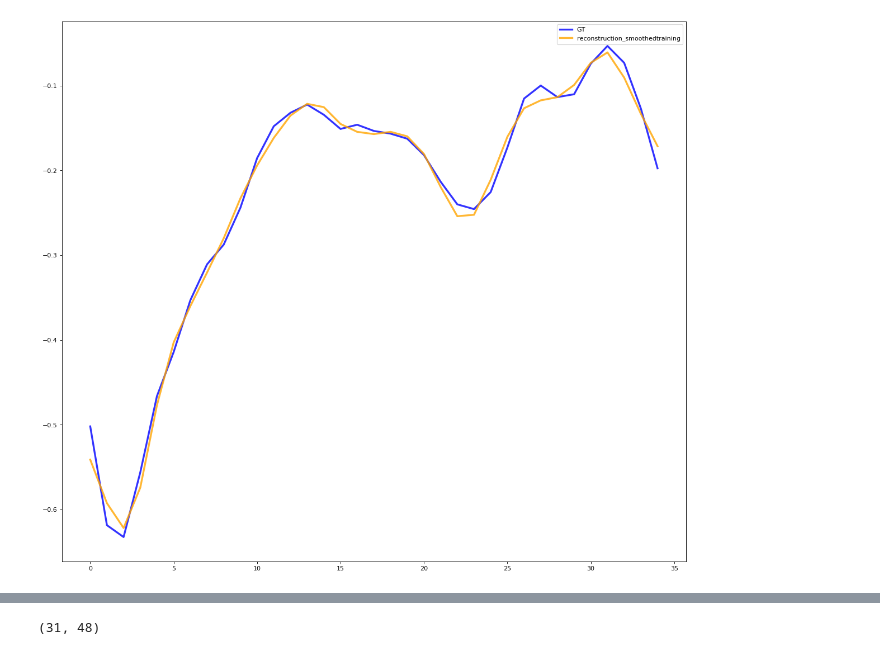
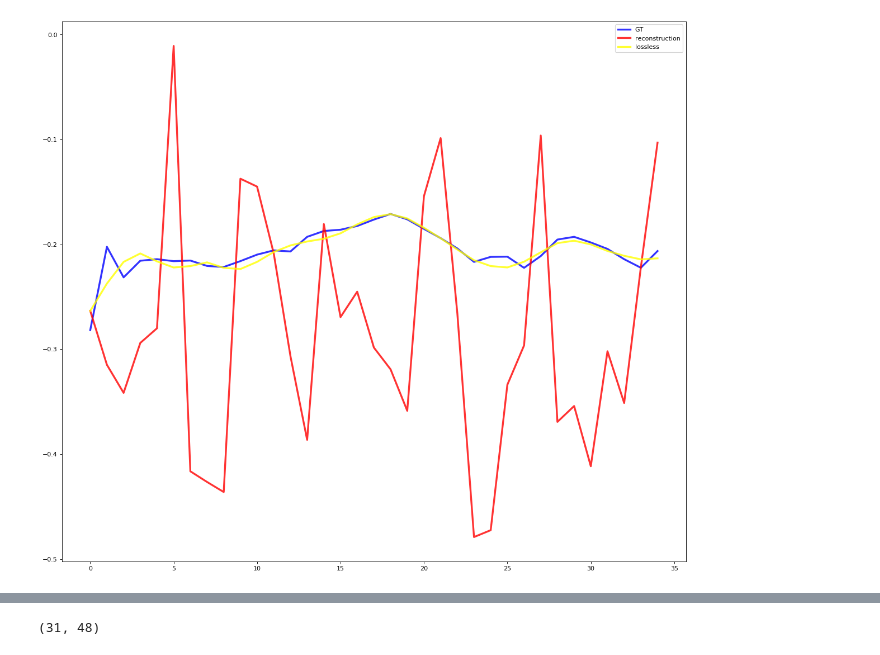
Before and after one commit to tileb1/LearnTrajDep, a Jupyter notebook: Untitled.ipynb, the cells around one changed output, grey strips where cells are left out. Saved outputs shown, nothing was run; the diff lists cells and outputs as text; code cells hidden in the pictures.

Commit message:
try with identity autoencoder

```diff
--- a/Untitled.ipynb
+++ b/Untitled.ipynb
@@ -6,7 +6,7 @@ input_n = 10
 output_n = 25
 # %%
 train_dataset = H36motion(path_to_data='./h3.6m/dataset', actions='all', input_n=input_n, output_n=output_n,
-                          split=0, sample_rate=2)
+                          split=0, sample_rate=2, subset=True)
 # %% [output]
 Reading subject 1, action walking, subaction 1
 Reading subject 1, action walking, subaction 2
@@ -40,13 +34,17 @@ import numpy as np
 # %%
 seq_len = 35
 hidden_size = 30
+
 autoencoder = TimeAutoencoder(seq_len, hidden_size)
 load_model(autoencoder, 'autoencoder_{}_{}.pt'.format(seq_len, hidden_size))
 
-autoencoder_smoothedtraining = TimeAutoencoder(seq_len, hidden_size)
-load_model(autoencoder_smoothedtraining, 'autoencoder_{}_{}_smoothed_training.pt'.format(seq_len, hidden_size))
+autoencoder_lossless = TimeAutoencoder(seq_len, seq_len)
+load_model(autoencoder_lossless, 'autoencoder_{}_{}_.pt'.format(seq_len, seq_len))
 
-autoencoder_smoothingloss = TimeAutoencoder(seq_len, hidden_size)
-load_model(autoencoder_smoothingloss, 'autoencoder_{}_{}_smoothingloss.pt'.format(seq_len, hidden_size))
+# autoencoder_smoothedtraining = TimeAutoencoder(seq_len, hidden_size)
+# load_model(autoencoder_smoothedtraining, 'autoencoder_{}_{}_smoothed_training.pt'.format(seq_len, hidden_size))
+
+# autoencoder_smoothingloss = TimeAutoencoder(seq_len, hidden_size)
+# load_model(autoencoder_smoothingloss, 'autoencoder_{}_{}_smoothingloss.pt'.format(seq_len, hidden_size))
 # %%
 # joint_index = np.random.randint(0, 48)
@@ -68,20 +56,22 @@ plt.show()
 # %%
 plt.figure(figsize=(18, 16), dpi= 80, facecolor='w', edgecolor='k')
 
 joint_index = np.random.randint(0, 48)
 
 some_seq = next(iter(get_raw_loader(train_loader)))[1]
 
 some_reconstruction = autoencoder(some_seq)[0].detach()
-some_reconstruction_smoothedtraining = autoencoder_smoothedtraining(some_seq)[0].detach()
-some_reconstruction_smoothingloss = autoencoder_smoothingloss(some_seq)[0].detach()
+# some_reconstruction_smoothedtraining = autoencoder_smoothedtraining(some_seq)[0].detach()
+# some_reconstruction_smoothingloss = autoencoder_smoothingloss(some_seq)[0].detach()
+some_reconstruction_lossless = autoencoder_lossless(some_seq)[0].detach()
 
 plt.plot(some_seq[0, joint_index, :], c='blue', label='GT', linewidth=3, alpha=0.8)
-# plt.plot(some_reconstruction[0, joint_index, :], c='red', label='reconstruction', linewidth=3, alpha=0.8)
-plt.plot(some_reconstruction_smoothedtraining[0, joint_index, :], c='orange', label='reconstruction_smoothedtraining', linewidth=3, alpha=0.8)
+plt.plot(some_reconstruction[0, joint_index, :], c='red', label='reconstruction', linewidth=3, alpha=0.8)
+# plt.plot(some_reconstruction_smoothedtraining[0, joint_index, :], c='orange', label='reconstruction_smoothedtraining', linewidth=3, alpha=0.8)
 # plt.plot(some_reconstruction_smoothingloss[0, joint_index, :], c='green', label='reconstruction_smoothingloss', linewidth=3, alpha=0.8)
+plt.plot(some_reconstruction_lossless[0, joint_index, :], c='yellow', label='lossless', linewidth=3, alpha=0.8)
 
 plt.legend()
 plt.show()
 # %% [output]
-[figure, old version]
+[figure, new version]
```
Also changed, not shown: parts of 6 cells of this notebook, 2 other files.
